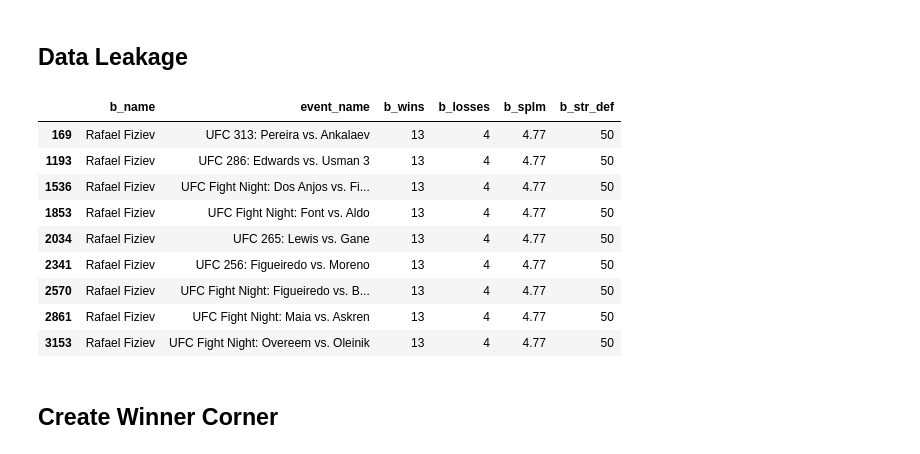
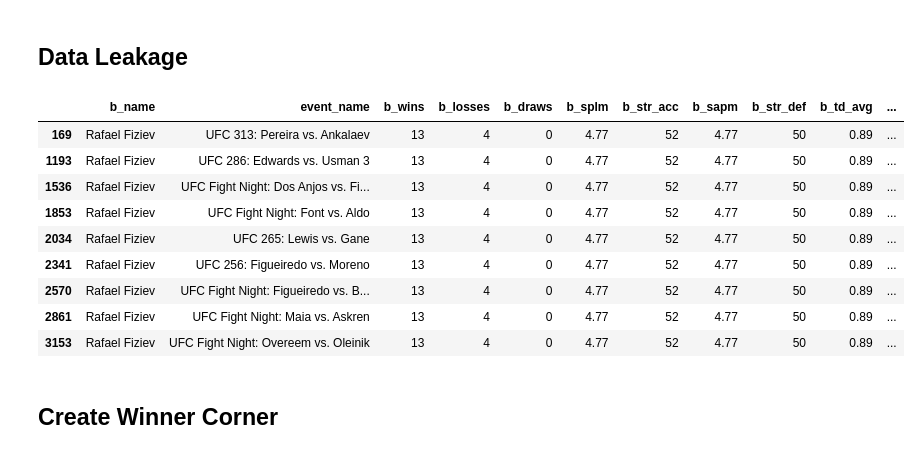
Before and after one commit to mfourier/ufc-predictor-v2, a Jupyter notebook: notebooks/01-etl.ipynb, the cells around one changed output. Cells and saved outputs as stored; diff of their text form; code cells hidden in the pictures.

```diff
--- a/notebooks/01-etl.ipynb
+++ b/notebooks/01-etl.ipynb
@@ -114,15 +136,15 @@ pd.reset_option('display.max_rows')
 # %% [markdown]
 ## Data Leakage
 # %%
-ufc_raw[ufc_raw['b_name'] == 'Rafael Fiziev'][['b_name', 'event_name','b_wins', 'b_losses', 'b_splm', 'b_str_def']]
+ufc_raw[ufc_raw['b_name'] == 'Rafael Fiziev'][['b_name', 'event_name','b_wins', 'b_losses', 'b_draws','b_splm','b_str_acc', 'b_sapm', 'b_str_def', 'b_td_avg', 'b_td_acc', 'b_td_def', 'b_sub_avg']]
 # %% [output]
-|  | b_name | event_name | b_wins | b_losses | b_splm | b_str_def |
-| 169 | Rafael Fiziev | UFC 313: Pereira vs. Ankalaev | 13 | 4 | 4.77 | 50 |
-| 1193 | Rafael Fiziev | UFC 286: Edwards vs. Usman 3 | 13 | 4 | 4.77 | 50 |
-| 1536 | Rafael Fiziev | UFC Fight Night: Dos Anjos vs. Fi... | 13 | 4 | 4.77 | 50 |
-| 1853 | Rafael Fiziev | UFC Fight Night: Font vs. Aldo | 13 | 4 | 4.77 | 50 |
-| 2034 | Rafael Fiziev | UFC 265: Lewis vs. Gane | 13 | 4 | 4.77 | 50 |
-| 2341 | Rafael Fiziev | UFC 256: Figueiredo vs. Moreno | 13 | 4 | 4.77 | 50 |
-| 2570 | Rafael Fiziev | UFC Fight Night: Figueiredo vs. B... | 13 | 4 | 4.77 | 50 |
-| 2861 | Rafael Fiziev | UFC Fight Night: Maia vs. Askren | 13 | 4 | 4.77 | 50 |
-| 3153 | Rafael Fiziev | UFC Fight Night: Overeem vs. Oleinik | 13 | 4 | 4.77 | 50 |
+|  | b_name | event_name | b_wins | b_losses | b_draws | b_splm | b_str_acc | b_sapm | b_str_def | b_td_avg | ... |
+| 169 | Rafael Fiziev | UFC 313: Pereira vs. Ankalaev | 13 | 4 | 0 | 4.77 | 52 | 4.77 | 50 | 0.89 | ... |
+| 1193 | Rafael Fiziev | UFC 286: Edwards vs. Usman 3 | 13 | 4 | 0 | 4.77 | 52 | 4.77 | 50 | 0.89 | ... |
+| 1536 | Rafael Fiziev | UFC Fight Night: Dos Anjos vs. Fi... | 13 | 4 | 0 | 4.77 | 52 | 4.77 | 50 | 0.89 | ... |
+| 1853 | Rafael Fiziev | UFC Fight Night: Font vs. Aldo | 13 | 4 | 0 | 4.77 | 52 | 4.77 | 50 | 0.89 | ... |
+| 2034 | Rafael Fiziev | UFC 265: Lewis vs. Gane | 13 | 4 | 0 | 4.77 | 52 | 4.77 | 50 | 0.89 | ... |
+| 2341 | Rafael Fiziev | UFC 256: Figueiredo vs. Moreno | 13 | 4 | 0 | 4.77 | 52 | 4.77 | 50 | 0.89 | ... |
+| 2570 | Rafael Fiziev | UFC Fight Night: Figueiredo vs. B... | 13 | 4 | 0 | 4.77 | 52 | 4.77 | 50 | 0.89 | ... |
+| 2861 | Rafael Fiziev | UFC Fight Night: Maia vs. Askren | 13 | 4 | 0 | 4.77 | 52 | 4.77 | 50 | 0.89 | ... |
+| 3153 | Rafael Fiziev | UFC Fight Night: Overeem vs. Oleinik | 13 | 4 | 0 | 4.77 | 52 | 4.77 | 50 | 0.89 | ... |
```
Also changed, not shown: parts of 85 cells of this notebook, 8 other files.
